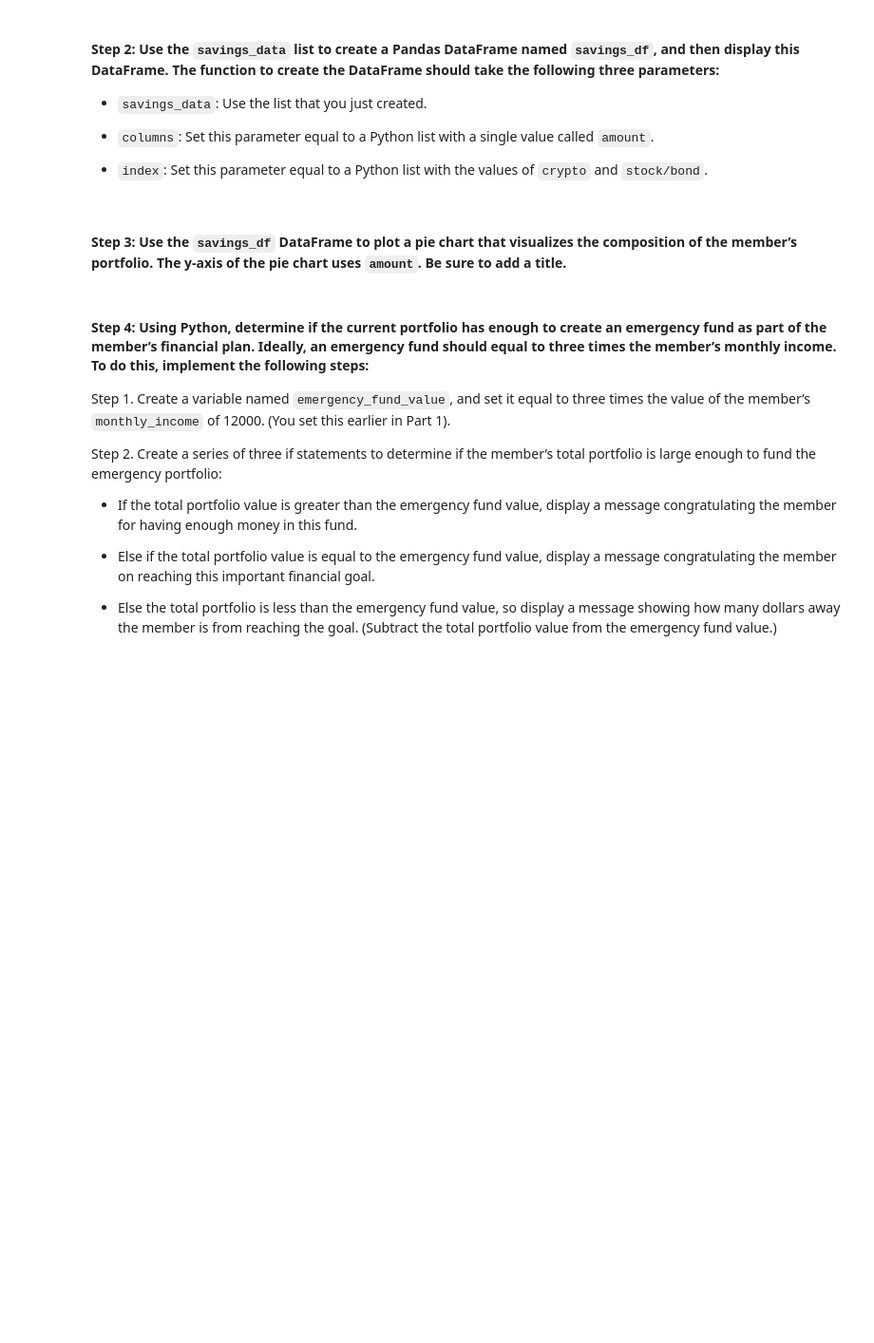
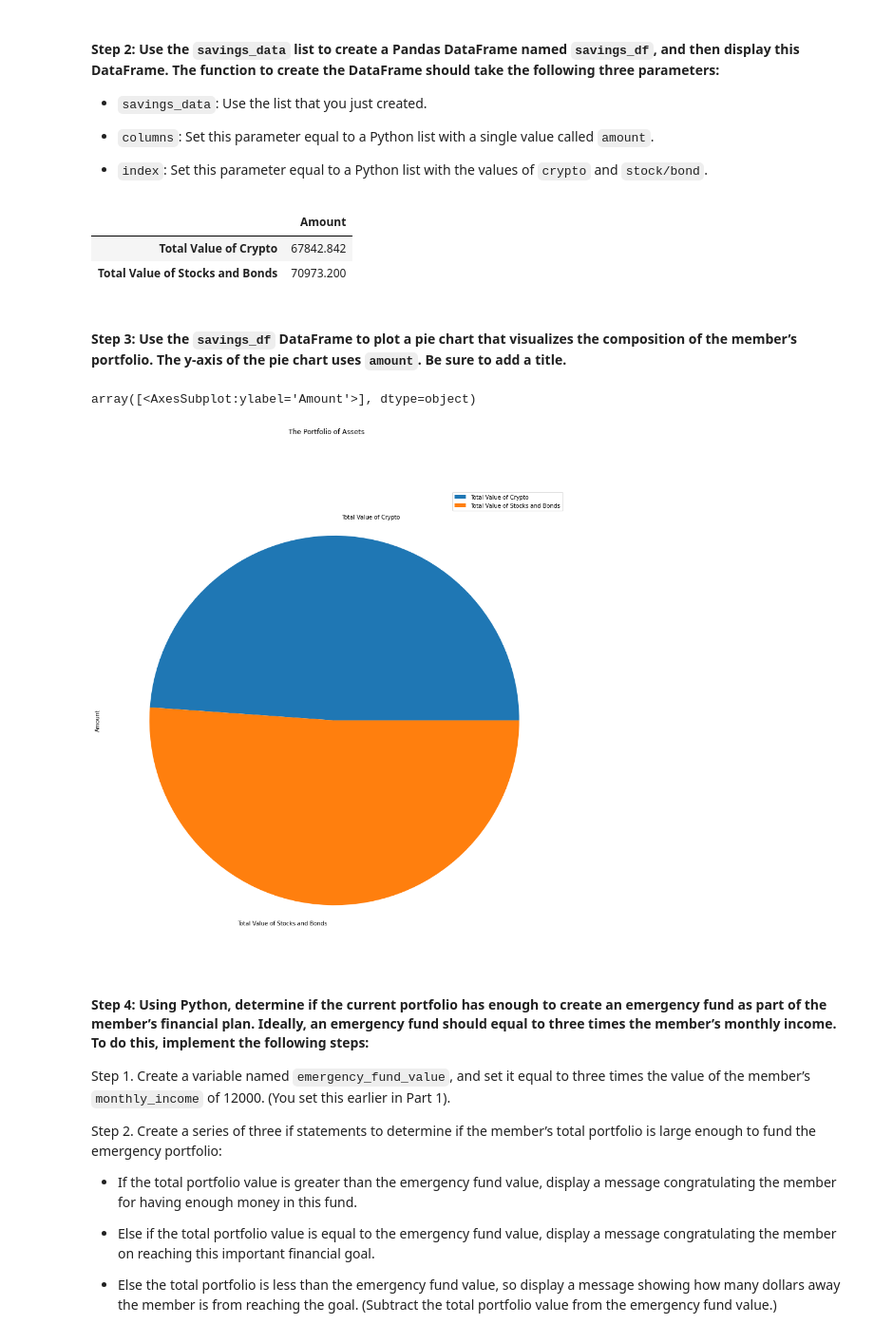
Before and after one commit to Amora987/Financial-Planner-Emergencies, a Jupyter notebook: financial_planning_tools.ipynb, the cells around one changed output. Shown at 95% size. Cells and saved outputs as stored; diff of their text form; code cells hidden in the pictures; blank space fills up the shorter version.

```diff
--- a/financial_planning_tools.ipynb
+++ b/financial_planning_tools.ipynb
@@ -281,7 +280,7 @@ print(f"The value of the SPY bond in the portfolio: ${spy_value:.2f}.")
 The value of the SPY bond in the portfolio: $48611.20.
 # %%
 # Calculate the total value of the stock and bond portion of the portfolio
-total_stocks_bonds = # YOUR CODE HERE
+total_stocks_bonds = spy_value + agg_value
 
 # Print the current balance of the stock and bond portion of the portfolio
-# YOUR CODE HERE
+print(f"The current balance of the stock and bond portion of the portfolio: ${total_stocks_bonds:.2f}.")
@@ -324,7 +328,7 @@ In this section, you’ll use the valuations for the cryptocurrency wallet and f
 #### Step 1: Create a Python list named `savings_data` that has two elements. The first element contains the total value of the cryptocurrency wallet. The second element contains the total value of the stock and bond portions of the portfolio.
 # %%
 # Consolidate financial assets data into a Python list
-# YOUR CODE HERE
+savings_data = ["Total Value of Crypto", "Total Value of Stocks and Bonds"]
 
 # Review the Python list savings_data
-# YOUR CODE HERE
+print(savings_data)
@@ -338,15 +344,21 @@ In this section, you’ll use the valuations for the cryptocurrency wallet and f
 - `index`: Set this parameter equal to a Python list with the values of `crypto` and `stock/bond`.
 # %%
 # Create a Pandas DataFrame called savings_df
-# YOUR CODE HERE
-
+savings_df = pd.DataFrame({"Amount": [total_crypto_wallet, total_stocks_bonds]}, index=savings_data)
 # Display the savings_df DataFrame
-# YOUR CODE HERE
+display(savings_df)
+# %% [output]
+|  | Amount |
+| Total Value of Crypto | 67842.842 |
+| Total Value of Stocks and Bonds | 70973.200 |
 # %% [markdown]
 #### Step 3: Use the `savings_df` DataFrame to plot a pie chart that visualizes the composition of the member’s portfolio. The y-axis of the pie chart uses `amount`. Be sure to add a title.
 # %%
 # Plot the total value of the member's portfolio (crypto and stock/bond) in a pie chart
-# YOUR CODE HERE
+savings_df.plot.pie(subplots = True, figsize = (15,15), title = "The Portfolio of Assets")
+# %% [output]
+array([<AxesSubplot:ylabel='Amount'>], dtype=object)
+[figure, added]
 # %% [markdown]
 #### Step 4: Using Python, determine if the current portfolio has enough to create an emergency fund as part of the member’s financial plan. Ideally, an emergency fund should equal to three times the member’s monthly income. To do this, implement the following steps:
 
```
Also changed, not shown: parts of 25 cells of this notebook.
